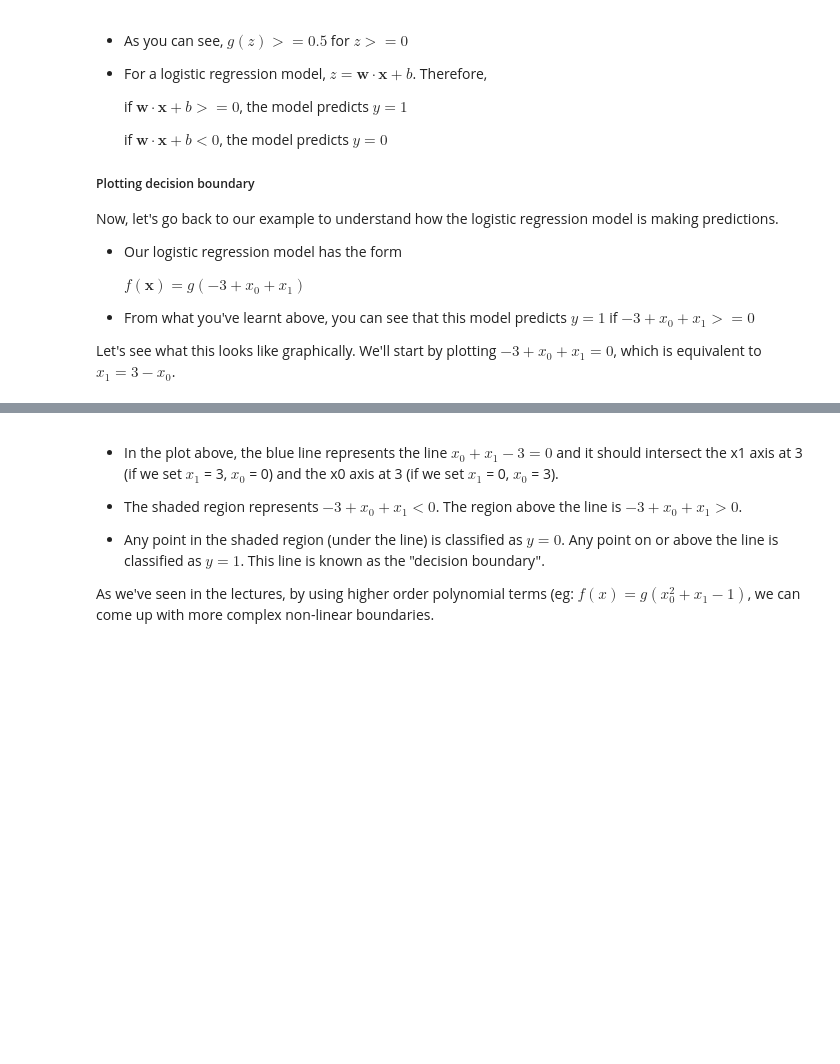
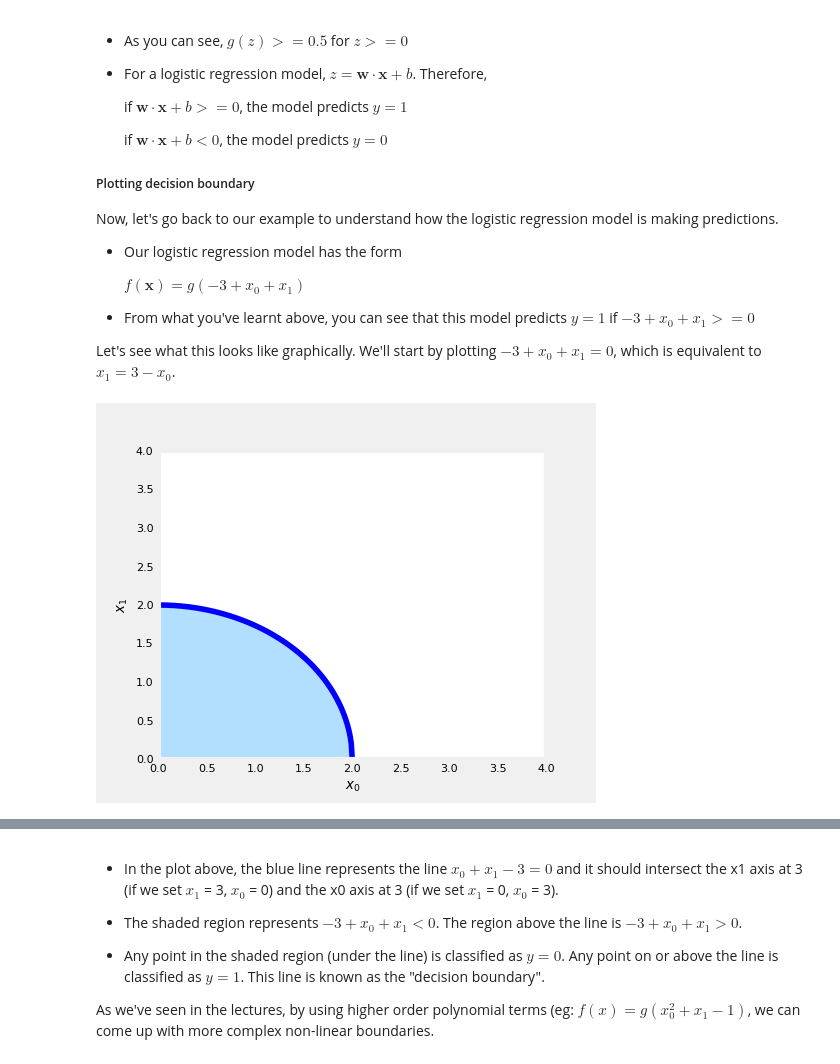
Before and after one commit to ratewalamit/Machine-Learning-Andrew-Ng, a Jupyter notebook: source/source_files/Supervised_Machine_Learning_Regression_and_Classification/Supervised.ipynb, the cells around one changed output, grey strips where cells are left out. Saved outputs shown, nothing was run; the diff lists cells and outputs as text; code cells hidden in the pictures; blank space fills up the shorter version.

```diff
--- a/source/source_files/Supervised_Machine_Learning_Regression_and_Classification/Supervised.ipynb
+++ b/source/source_files/Supervised_Machine_Learning_Regression_and_Classification/Supervised.ipynb
@@ -1665,22 +1778,24 @@ Let's see what this looks like graphically. We'll start by plotting $-3 + x_0+x_
 # %%
 #plotting some decision boundry
 import numpy as np
 import matplotlib.pyplot as plt
 x0 = np.arange(0,2.1,0.01)
 
 x1 = np.sqrt(4 - x0**2)
 fig,ax = plt.subplots(1,1,figsize=(5,4))
 # Plot the decision boundary
 ax.plot(x0,x1, c="b")
 ax.axis([0, 4, 0, 4])
 
 # Fill the region below the line
-ax.fill_between(x0,x1, alpha=0.2)
+ax.fill_between(x0,x1, alpha=0.3)
 
 # Plot the original data
 ax.set_ylabel(r'$x_1$')
 ax.set_xlabel(r'$x_0$')
 plt.show()
+# %% [output]
+[figure, added]
 # %%
 # Choose values between 0 and 6
 x0 = np.arange(0,6)
```
Also changed, not shown: parts of 119 cells of this notebook.
